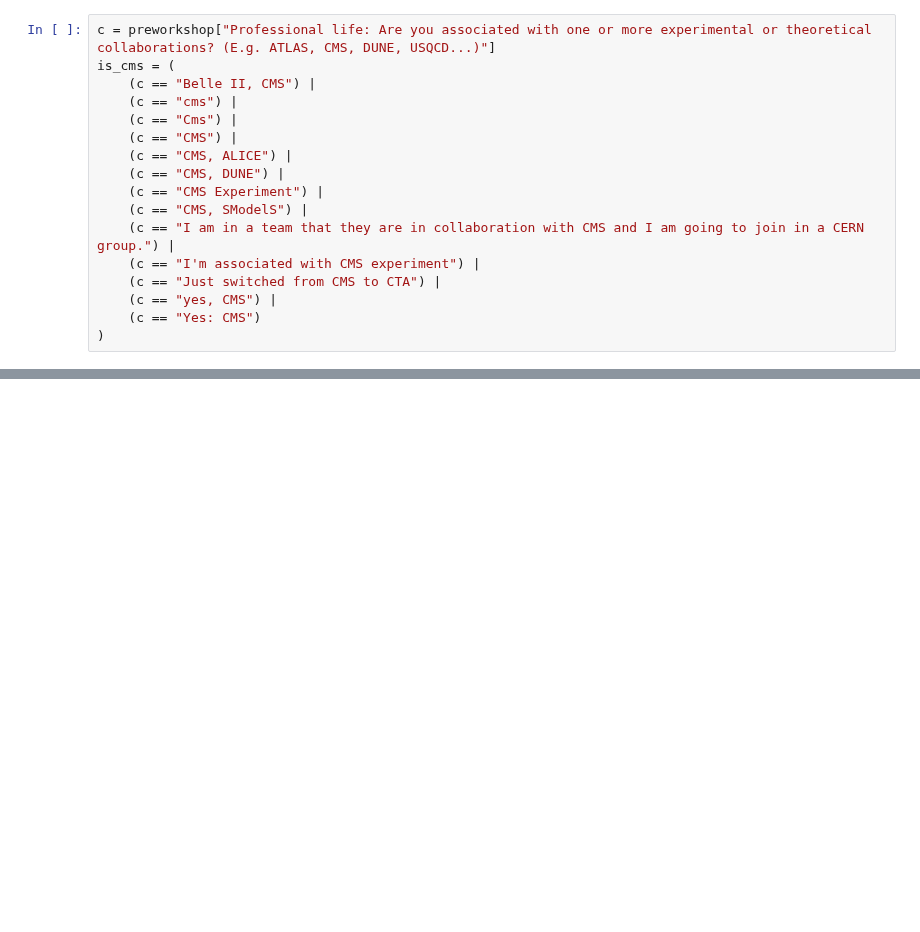
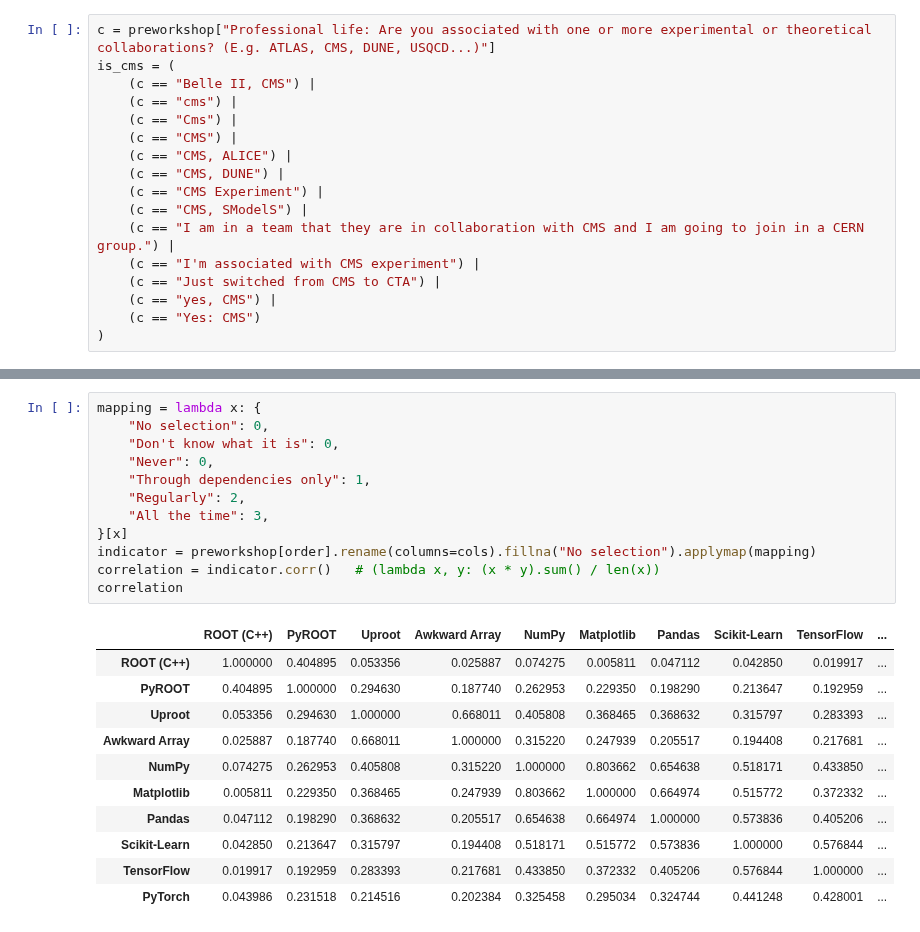
Before and after one commit to jpivarski-talks/2020-08-13-pyhep-debriefing, a Jupyter notebook: analyze-cmssw.ipynb, the cells around one changed output, grey strips where cells are left out. Saved outputs shown, nothing was run; the diff lists cells and outputs as text; blank space fills up the shorter version.

```diff
--- a/analyze-cmssw.ipynb
+++ b/analyze-cmssw.ipynb
@@ -985,0 +951,24 @@ ax.get_figure().savefig("PLOTS/pyhepsurvey-root-uproot.svg")
+# %%
+mapping = lambda x: {
+    "No selection": 0,
+    "Don't know what it is": 0,
+    "Never": 0,
+    "Through dependencies only": 1,
+    "Regularly": 2,
+    "All the time": 3,
+}[x]
+indicator = preworkshop[order].rename(columns=cols).fillna("No selection").applymap(mapping)
+correlation = indicator.corr()   # (lambda x, y: (x * y).sum() / len(x))
+correlation
+# %% [output]
+|  | ROOT (C++) | PyROOT | Uproot | Awkward Array | NumPy | Matplotlib | Pandas | Scikit-Learn | TensorFlow | ... |
+| ROOT (C++) | 1.000000 | 0.404895 | 0.053356 | 0.025887 | 0.074275 | 0.005811 | 0.047112 | 0.042850 | 0.019917 | ... |
+| PyROOT | 0.404895 | 1.000000 | 0.294630 | 0.187740 | 0.262953 | 0.229350 | 0.198290 | 0.213647 | 0.192959 | ... |
+| Uproot | 0.053356 | 0.294630 | 1.000000 | 0.668011 | 0.405808 | 0.368465 | 0.368632 | 0.315797 | 0.283393 | ... |
+| Awkward Array | 0.025887 | 0.187740 | 0.668011 | 1.000000 | 0.315220 | 0.247939 | 0.205517 | 0.194408 | 0.217681 | ... |
+| NumPy | 0.074275 | 0.262953 | 0.405808 | 0.315220 | 1.000000 | 0.803662 | 0.654638 | 0.518171 | 0.433850 | ... |
+| Matplotlib | 0.005811 | 0.229350 | 0.368465 | 0.247939 | 0.803662 | 1.000000 | 0.664974 | 0.515772 | 0.372332 | ... |
+| Pandas | 0.047112 | 0.198290 | 0.368632 | 0.205517 | 0.654638 | 0.664974 | 1.000000 | 0.573836 | 0.405206 | ... |
+| Scikit-Learn | 0.042850 | 0.213647 | 0.315797 | 0.194408 | 0.518171 | 0.515772 | 0.573836 | 1.000000 | 0.576844 | ... |
+| TensorFlow | 0.019917 | 0.192959 | 0.283393 | 0.217681 | 0.433850 | 0.372332 | 0.405206 | 0.576844 | 1.000000 | ... |
+| PyTorch | 0.043986 | 0.231518 | 0.214516 | 0.202384 | 0.325458 | 0.295034 | 0.324744 | 0.441248 | 0.428001 | ... |
```
Also changed, not shown: parts of 20 cells of this notebook, 4 other files.
